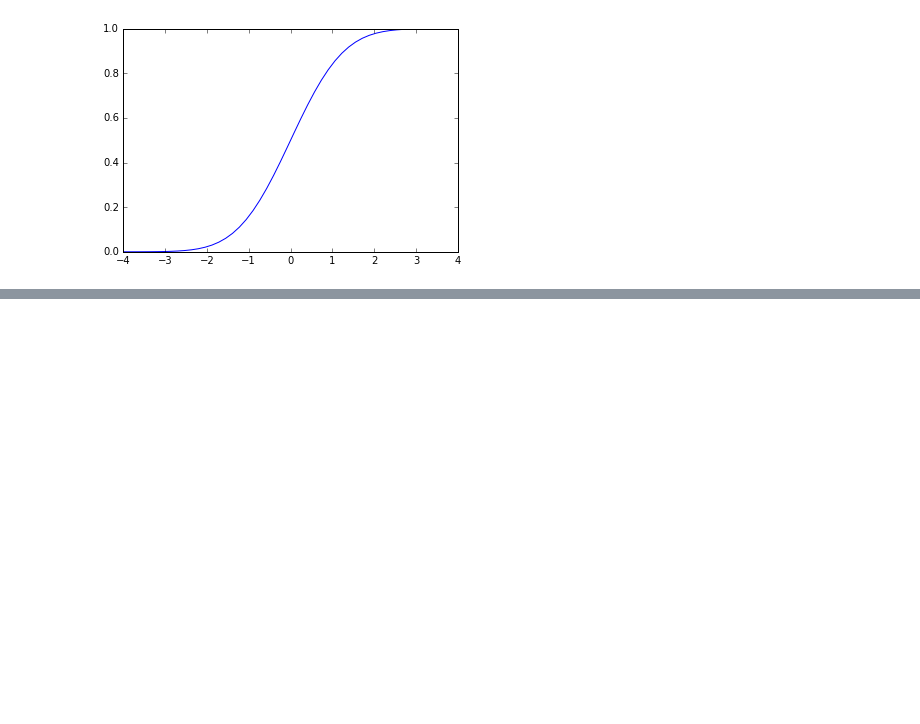
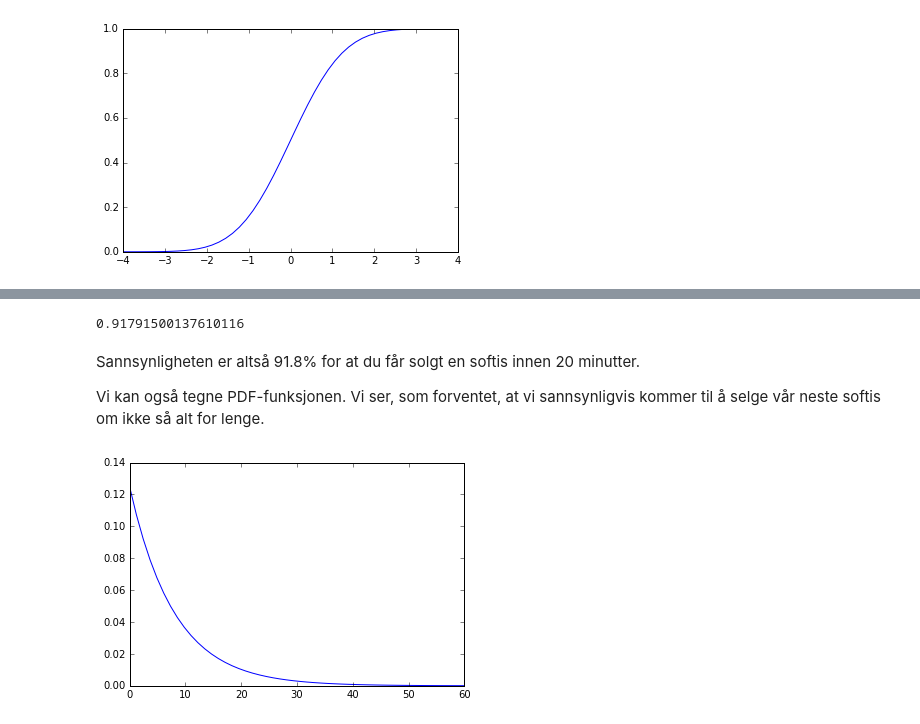
Before and after one commit to oal/ma155-pandas-manual, a Jupyter notebook: notebooks/Kontinuerlige sannsynlighetsfordelinger.ipynb, the cells around one changed output, grey strips where cells are left out. Drawn from its saved outputs; the diff is of its cells as text; code cells hidden in the pictures; blank space fills up the shorter version.

```diff
--- a/notebooks/Kontinuerlige sannsynlighetsfordelinger.ipynb
+++ b/notebooks/Kontinuerlige sannsynlighetsfordelinger.ipynb
@@ -107,0 +204,20 @@ plt.show()
+# %%
+from scipy.stats import expon
+
+exp_ventetid = expon(scale=8)
+
+exp_ventetid.cdf(20)
+# %% [output]
+0.91791500137610116
+# %% [markdown]
+Sannsynligheten er altså 91.8% for at du får solgt en softis innen 20 minutter.
+
+Vi kan også tegne PDF-funksjonen. Vi ser, som forventet, at vi sannsynligvis kommer til å selge vår neste softis om ikke så alt for lenge.
+# %%
+x = np.linspace(0, 60, 50)
+df3 = DataFrame(exp_ventetid.pdf(x), index=x)
+
+df3.plot.line(legend=None)
+plt.show()
+# %% [output]
+[figure, added]
```
Also changed, not shown: parts of 12 cells of this notebook, 1 other file.
